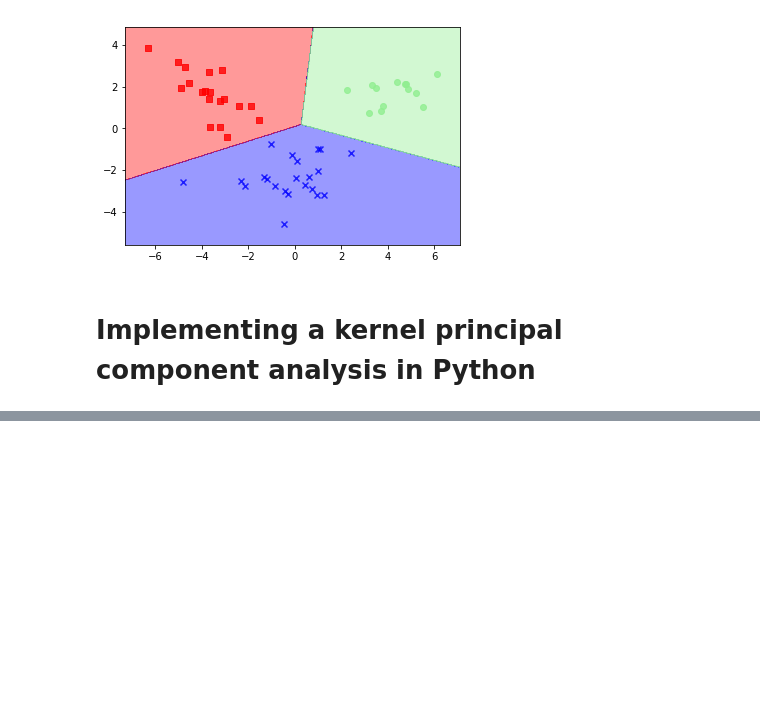
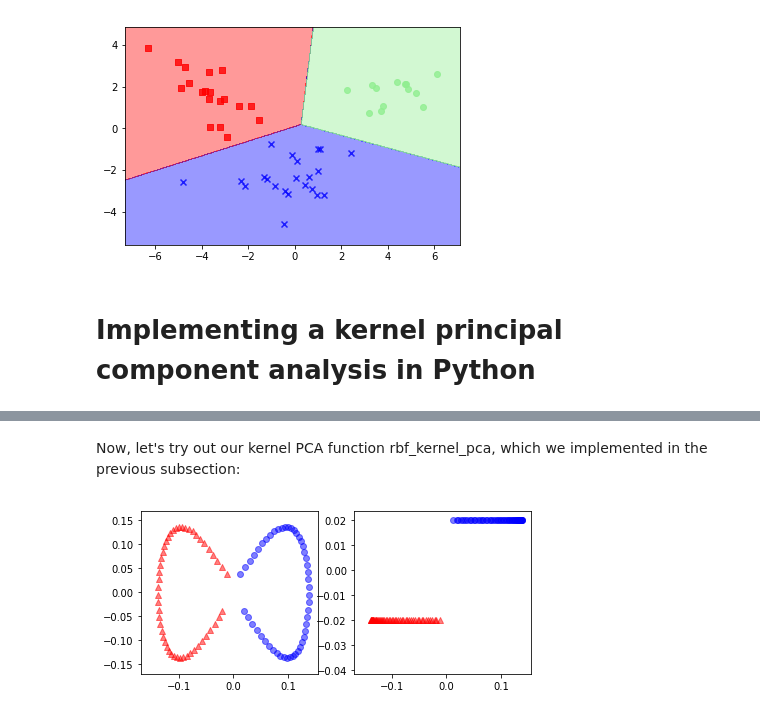
Before and after one commit to nikhil0410/pythonDataScience, a Jupyter notebook: Chapter 5-Compressing data via Dimensionality reduction.ipynb, the cells around one changed output, grey strips where cells are left out. Cells and saved outputs as stored; diff of their text form; code cells hidden in the pictures; blank space fills up the shorter version.

```diff
--- a/Chapter 5-Compressing data via Dimensionality reduction.ipynb
+++ b/Chapter 5-Compressing data via Dimensionality reduction.ipynb
@@ -307,8 +307,8 @@ import numpy as np
 # %%
 def rbf_kernel_pca(X, gamma, n_components):
     sq_dists = pdist(X, 'sqeuclidean')
-    mat_sq_dists = sqareform(sq_dists)
-    k = exp(-gamma* mat_sq_dists)
+    mat_sq_dists = squareform(sq_dists)
+    K = exp(-gamma * mat_sq_dists)
 
     # Center the kernel matrix.
     N = K.shape[0]
@@ -324,0 +346,13 @@ def rbf_kernel_pca(X, gamma, n_components):
+# %% [markdown]
+Now, let's try out our kernel PCA function rbf_kernel_pca, which we implemented in the previous subsection:
+# %%
+from matplotlib.ticker import FormatStrFormatter
+X_rkp = rbf_kernel_pca(X, gamma=15, n_components=2)
+fig,ax = plt.subplots(nrows=1,ncols=2,figsize=(7,3))
+ax[0].scatter(X_rkp[y==0,0], X_rkp[y==0,1], color='red', marker='^', alpha=0.5)
+ax[0].scatter(X_rkp[y==1,0], X_rkp[y==1,1], color='blue',marker='o',alpha=0.5)
+ax[1].scatter(X_rkp[y==0,0], np.zeros((50,1)) - 0.02, color = 'red', marker='^', alpha=0.5)
+ax[1].scatter(X_rkp[y==1,0], np.zeros((50,1)) + 0.02, color = 'blue', marker='o', alpha=0.5)
+plt.show()
+# %% [output]
+[figure, added]
```
Also changed, not shown: parts of 11 cells of this notebook.
